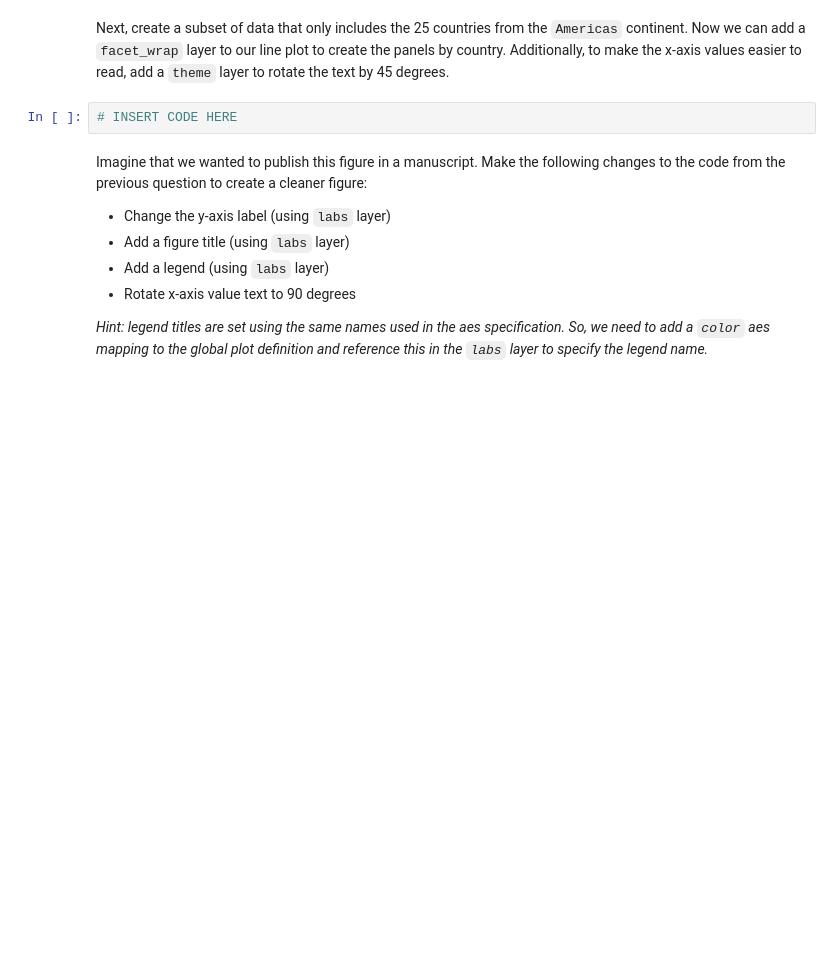
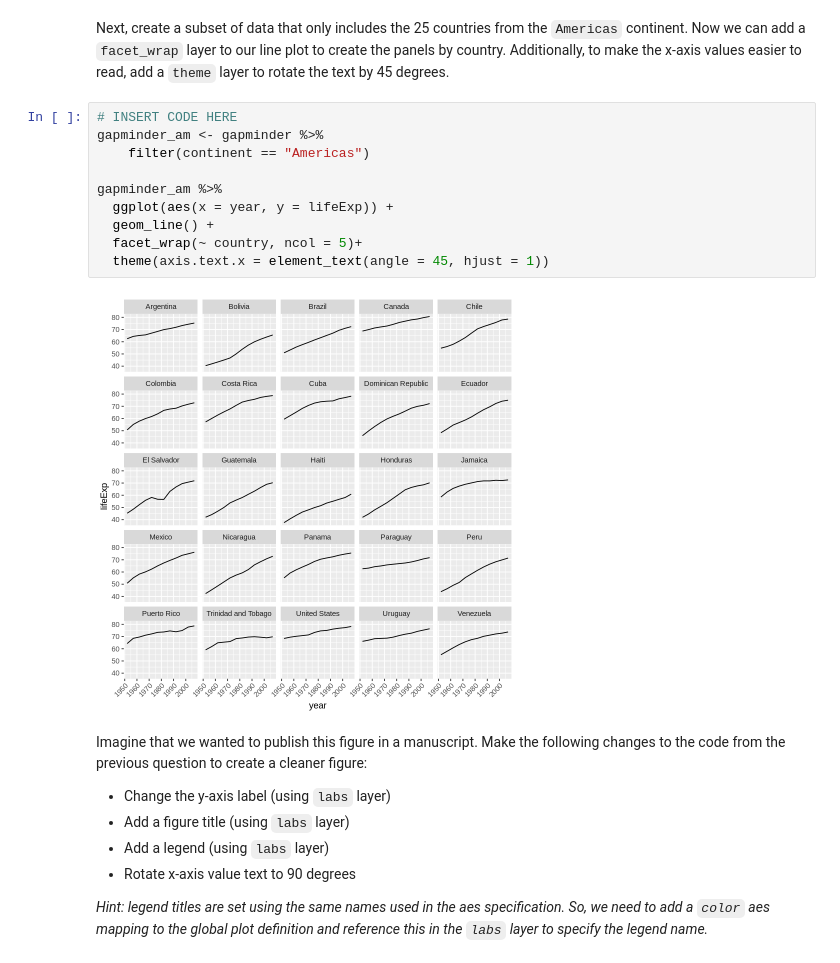
Before and after one commit to jialinli-21/Li_DSPN_S25, a Jupyter notebook: Exercise6.ipynb, the cells around one changed output. Cells and saved outputs as stored; diff of their text form; blank space fills up the shorter version.

```diff
--- a/Exercise6.ipynb
+++ b/Exercise6.ipynb
@@ -18,7 +24,17 @@ To start, load the `gapminder` dataset from the last set of exercises, as well a
 # %% [markdown]
 Next, create a subset of data that only includes the 25 countries from the `Americas` continent. Now we can add a `facet_wrap` layer to our line plot to create the panels by country. Additionally, to make the x-axis values easier to read, add a `theme` layer to rotate the text by 45 degrees.
-# %%
-# INSERT CODE HERE
+# %%
+# INSERT CODE HERE
+gapminder_am <- gapminder %>%
+    filter(continent == "Americas")
+
+gapminder_am %>%
+  ggplot(aes(x = year, y = lifeExp)) +
+  geom_line() +
+  facet_wrap(~ country, ncol = 5)+
+  theme(axis.text.x = element_text(angle = 45, hjust = 1))
+# %% [output]
+[figure, added]
 # %% [markdown]
 Imagine that we wanted to publish this figure in a manuscript. Make the following changes to the code from the previous question to create a cleaner figure:
 
```
Also changed, not shown: parts of 8 cells of this notebook.
